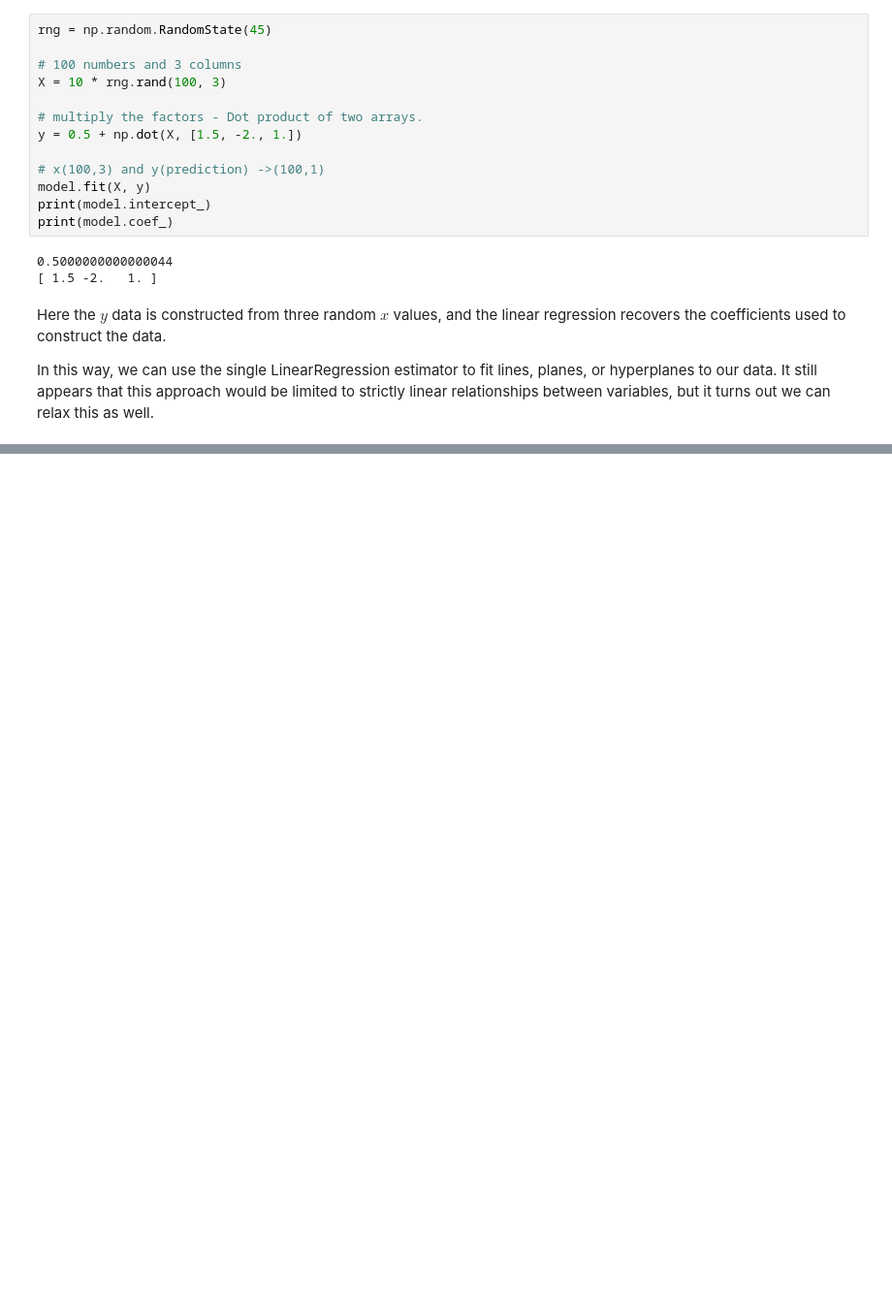
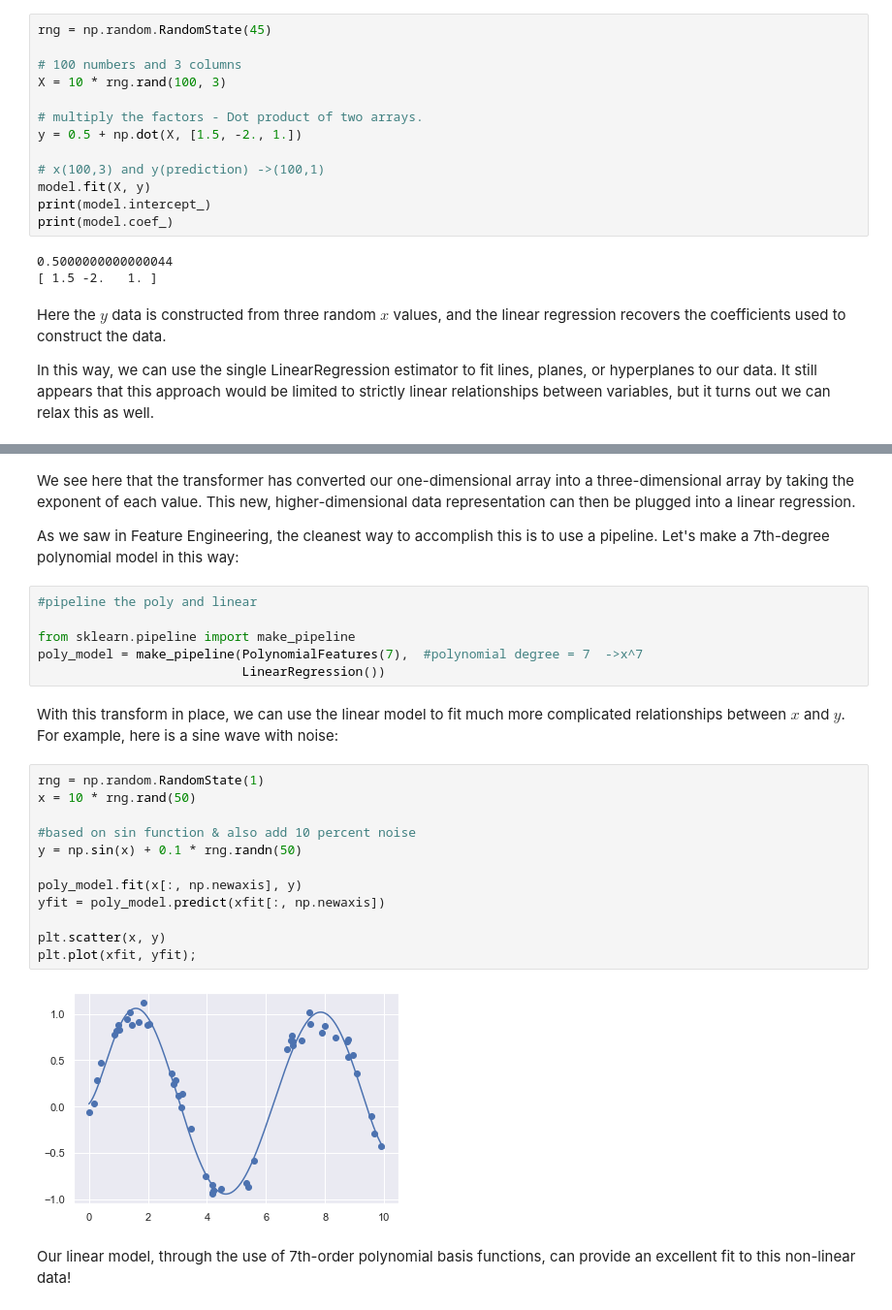
Before and after one commit to Koshaliya/Linear-Regression, a Jupyter notebook: Linear Regression.ipynb, the cells around one changed output, grey strips where cells are left out. Shown at 97% size. Saved outputs shown, nothing was run; the diff lists cells and outputs as text; blank space fills up the shorter version.

```diff
--- a/Linear Regression.ipynb
+++ b/Linear Regression.ipynb
@@ -83,0 +111,28 @@ In this way, we can use the single LinearRegression estimator to fit lines, plan
+# %% [markdown]
+We see here that the transformer has converted our one-dimensional array into a three-dimensional array by taking the exponent of each value. This new, higher-dimensional data representation can then be plugged into a linear regression.
+
+As we saw in Feature Engineering, the cleanest way to accomplish this is to use a pipeline. Let's make a 7th-degree polynomial model in this way:
+# %%
+#pipeline the poly and linear
+
+from sklearn.pipeline import make_pipeline
+poly_model = make_pipeline(PolynomialFeatures(7),  #polynomial degree = 7  ->x^7
+                           LinearRegression())
+# %% [markdown]
+With this transform in place, we can use the linear model to fit much more complicated relationships between $x$ and $y$. For example, here is a sine wave with noise:
+# %%
+rng = np.random.RandomState(1)
+x = 10 * rng.rand(50)
+
+#based on sin function & also add 10 percent noise
+y = np.sin(x) + 0.1 * rng.randn(50)
+
+poly_model.fit(x[:, np.newaxis], y)
+yfit = poly_model.predict(xfit[:, np.newaxis])
+
+plt.scatter(x, y)
+plt.plot(xfit, yfit);
+# %% [output]
+[figure, added]
+# %% [markdown]
+Our linear model, through the use of 7th-order polynomial basis functions, can provide an excellent fit to this non-linear data!
```
Also changed, not shown: parts of 3 cells of this notebook.
